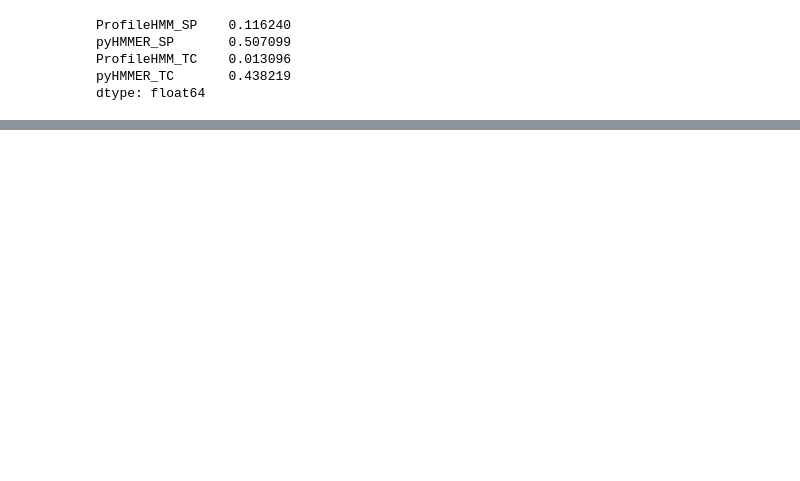
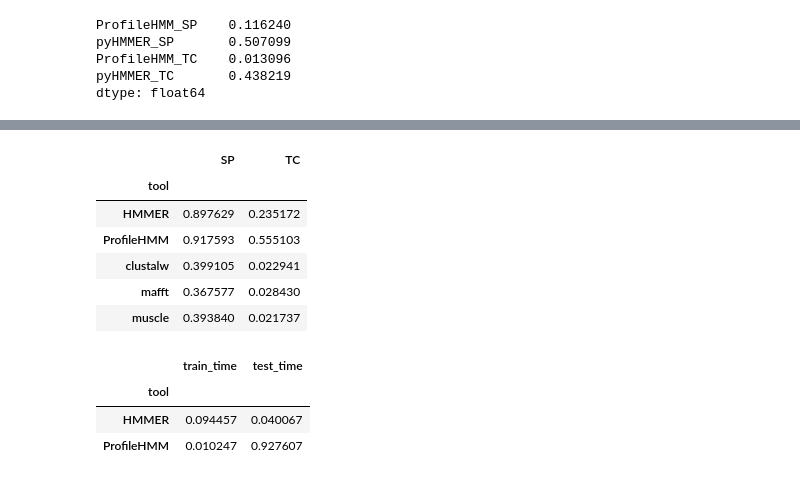
Before and after one commit to davelil4/MSA-Comparisons, a Jupyter notebook: Final_Proj_Clean.ipynb, the cells around one changed output, grey strips where cells are left out. Drawn from its saved outputs; the diff is of its cells as text; code cells hidden in the pictures; blank space fills up the shorter version.

```diff
--- a/Final_Proj_Clean.ipynb
+++ b/Final_Proj_Clean.ipynb
@@ -1370,50 +1586,32 @@ file_path = 'bb3_release/RV11'
 hmm_file = f"profile.hmm"
 # List all files with .tfa extension and remove the extension
 test_cases = [os.path.splitext(file)[0] for file in os.listdir(file_path) if file.endswith('.tfa')]
-test_cases.sort()  # Ensure test cases are in order
 
 results = []
 
-for i, test_case in enumerate(test_cases):
-    print(f'Running test case: {test_case}')
+for test_case in test_cases:
+    print(f"Processing {test_case}...")
     tfa_file = os.path.join(file_path, f'{test_case}.tfa')
     msf_file = os.path.join(file_path, f'{test_case}.msf')
     fasta_file = os.path.join(file_path, f'{test_case}.fasta')
 
-    # Collect all other MSF files for training
-    training_msfs = [os.path.join(file_path, f'{tc}.msf') for tc in test_cases if tc != test_case]
-
-    # Check if files exist
-    if not os.path.exists(tfa_file) or not os.path.exists(msf_file):
-        print(f'Files for {test_case} not found.')
-        continue
-
-    # Train pHMM using all other test cases
-    phmm = train_pHMM(training_msfs)
-
-    # Convert MSF to FASTA if necessary
     if not os.path.exists(fasta_file):
         print(f'Converting {msf_file} to FASTA format...')
         convert_msf_to_fasta(msf_file, fasta_file)
 
-    # Build HMMER model for comparison
-    build_pyhmmer_hmm(fasta_file, test_case)
+    # Check if files exist
+    if not os.path.exists(tfa_file) or not os.path.exists(fasta_file):
+        print(f'Files for {test_case} not found.')
+        continue
 
-    # Align sequences with trained models
-    align_with_profilehmm(phmm, tfa_file, f'{file_path}/{test_case}_profilehmm.fasta')
-    align_with_hmmalign(hmm_file, tfa_file, f'{file_path}/{test_case}_hmmer.sto', f'{file_path}/{test_case}_hmmer.fasta')
-    convert_to_uppercase(f'{file_path}/{test_case}_hmmer.fasta', f'{file_path}/{test_case}_hmmer.fasta')
-
-    # Score alignments
-    phmm_score = score_files(msf_file, f'{file_path}/{test_case}_profilehmm.fasta', 'fasta')
-    hmmer_score = score_files(msf_file, f'{file_path}/{test_case}_hmmer.fasta', 'fasta')
+    case_results = leave_one_out_cross_validation(msf_file, tfa_file, format="fasta")
 
     results.append({
         'test_case': test_case,
-        'ProfileHMM_SP': phmm_score['SP'],
-        'pyHMMER_SP': hmmer_score['SP'],
-        'ProfileHMM_TC': phmm_score['TC'],
-        'pyHMMER_TC': hmmer_score['TC']
+        'ProfileHMM_SP': case_results['ProfileHMM']['SP'],
+        'pyHMMER_SP': case_results['pyHMMER']['SP'],
+        'ProfileHMM_TC': case_results['ProfileHMM']['TC'],
+        'pyHMMER_TC': case_results['pyHMMER']['TC']
     })
 
 df = pd.DataFrame(results)
@@ -1442,0 +1926,17 @@ compare_files('bb3_release/RV11/BB11002.tfa', 'bb3_release/RV11/BB11003.fasta')
+# %%
+loocv_rv11[['tool', 'SP', 'TC']].groupby('tool').mean()
+# %% [output]
+|  | SP | TC |
+| tool |  |  |
+| HMMER | 0.897629 | 0.235172 |
+| ProfileHMM | 0.917593 | 0.555103 |
+| clustalw | 0.399105 | 0.022941 |
+| mafft | 0.367577 | 0.028430 |
+| muscle | 0.393840 | 0.021737 |
+# %%
+train_test_times_rv11[['tool', 'train_time', 'test_time']].groupby('tool').mean()
+# %% [output]
+|  | train_time | test_time |
+| tool |  |  |
+| HMMER | 0.094457 | 0.040067 |
+| ProfileHMM | 0.010247 | 0.927607 |
```
Also changed, not shown: parts of 27 cells of this notebook, 20 other files.
